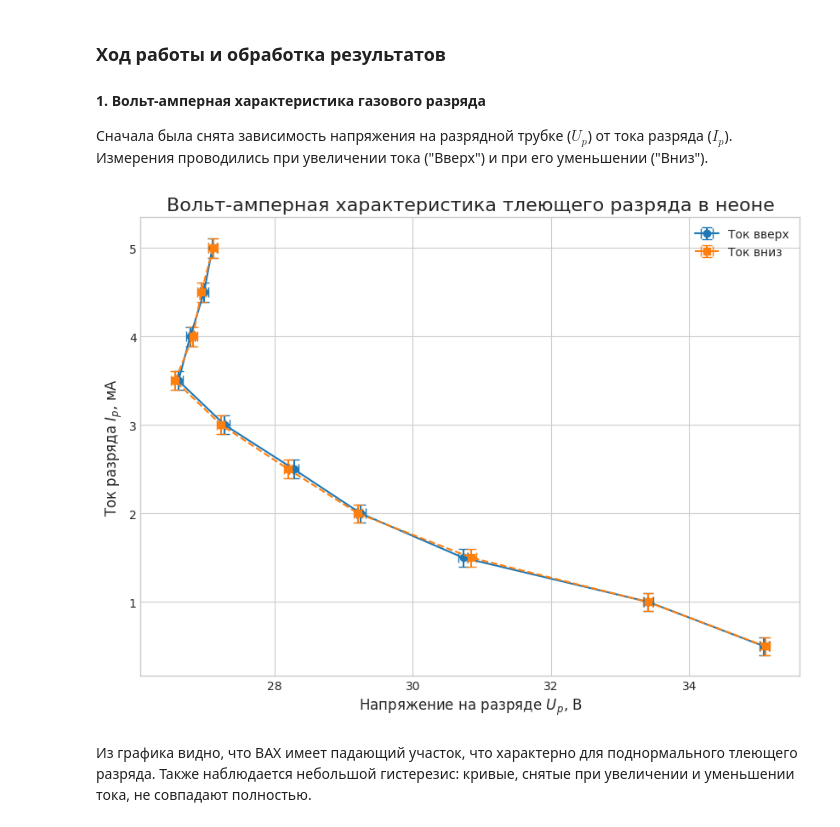
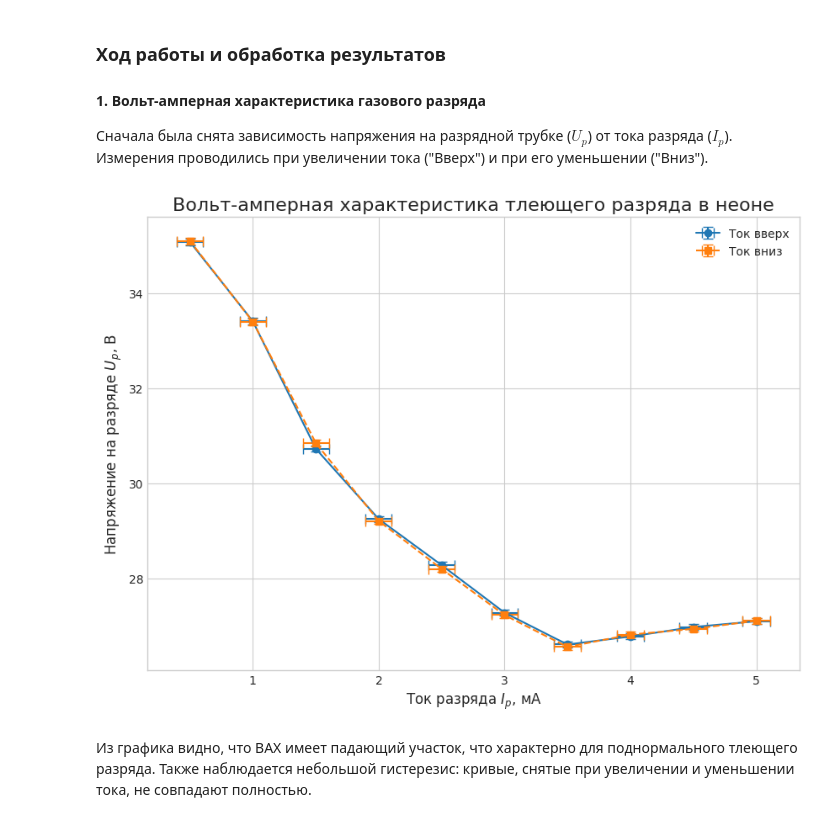
Before and after one commit to timofeiryko/mipt-labs-3, a Jupyter notebook: 8-3.5.1/main.ipynb, the cells around one changed output. Cells and saved outputs as stored; diff of their text form; code cells hidden in the pictures.

Commit message:
Fix plasma graph + hestersis done

```diff
--- a/8-3.5.1/main.ipynb
+++ b/8-3.5.1/main.ipynb
@@ -114,36 +114,36 @@ plt.style.use('seaborn-v0_8-whitegrid')
 # %%
 # --- Данные для ВАХ разряда ---
 data_discharge_up = {
     'I_p_mA': [0.5, 1.0, 1.5, 2.0, 2.5, 3.0, 3.5, 4.0, 4.5, 5.0],
     'U_p_V': [35.08, 33.41, 30.73, 29.25, 28.28, 27.28, 26.61, 26.78, 26.98, 27.10]
 }
 df_up = pd.DataFrame(data_discharge_up)
 df_up['I_err'] = df_up['I_p_mA'].apply(current_error_mA)
 df_up['U_err'] = df_up['U_p_V'].apply(voltage_error)
 
 data_discharge_down = {
     'I_p_mA': [5.0, 4.5, 4.0, 3.5, 3.0, 2.5, 2.0, 1.5, 1.0, 0.5],
     'U_p_V': [27.11, 26.94, 26.82, 26.56, 27.23, 28.20, 29.21, 30.85, 33.4, 35.10]
 }
 df_down = pd.DataFrame(data_discharge_down)
 df_down['I_err'] = df_down['I_p_mA'].apply(current_error_mA)
 df_down['U_err'] = df_down['U_p_V'].apply(voltage_error)
 
-# --- Построение графика ВАХ разряда ---
+# --- Построение графика ВАХ разряда (ток по оси X) ---
 plt.figure(figsize=(10, 7))
-plt.errorbar(df_up['U_p_V'], df_up['I_p_mA'], xerr=df_up['U_err'], yerr=df_up['I_err'],
+plt.errorbar(df_up['I_p_mA'], df_up['U_p_V'], xerr=df_up['I_err'], yerr=df_up['U_err'],
              fmt='o-', capsize=4, label='Ток вверх')
-plt.errorbar(df_down['U_p_V'], df_down['I_p_mA'], xerr=df_down['U_err'], yerr=df_down['I_err'],
+plt.errorbar(df_down['I_p_mA'], df_down['U_p_V'], xerr=df_down['I_err'], yerr=df_down['U_err'],
              fmt='s--', capsize=4, label='Ток вниз')
 
 plt.title('Вольт-амперная характеристика тлеющего разряда в неоне', fontsize=16)
-plt.xlabel('Напряжение на разряде $U_p$, В', fontsize=12)
-plt.ylabel('Ток разряда $I_p$, мА', fontsize=12)
+plt.xlabel('Ток разряда $I_p$, мА', fontsize=12)
+plt.ylabel('Напряжение на разряде $U_p$, В', fontsize=12)
 plt.legend()
 plt.grid(True)
 plt.show()
 # %% [output]
-[figure, old version]
+[figure, new version]
 # %% [markdown]
 Из графика видно, что ВАХ имеет падающий участок, что характерно для поднормального тлеющего разряда. Также наблюдается небольшой гистерезис: кривые, снятые при увеличении и уменьшении тока, не совпадают полностью.
 # %% [markdown]
```
Also changed, not shown: parts of 1 cell of this notebook, 2 other files.
